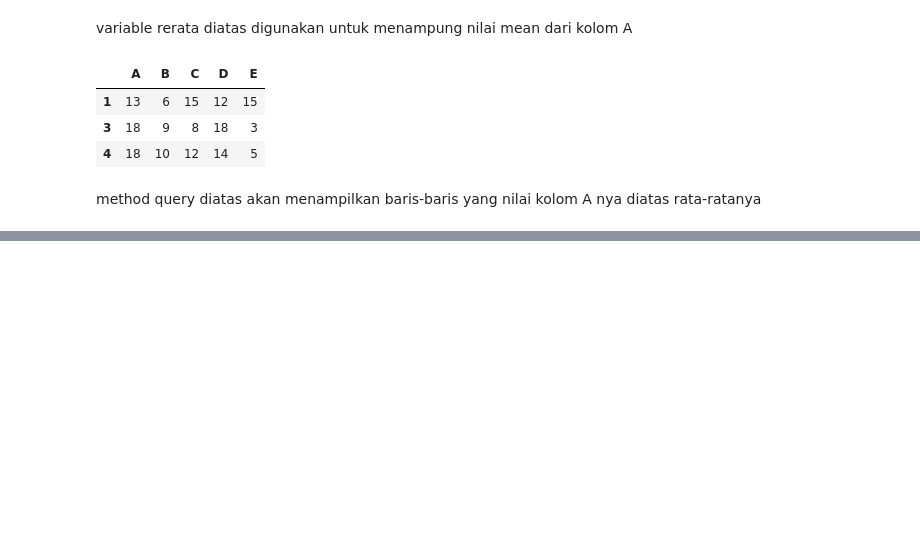
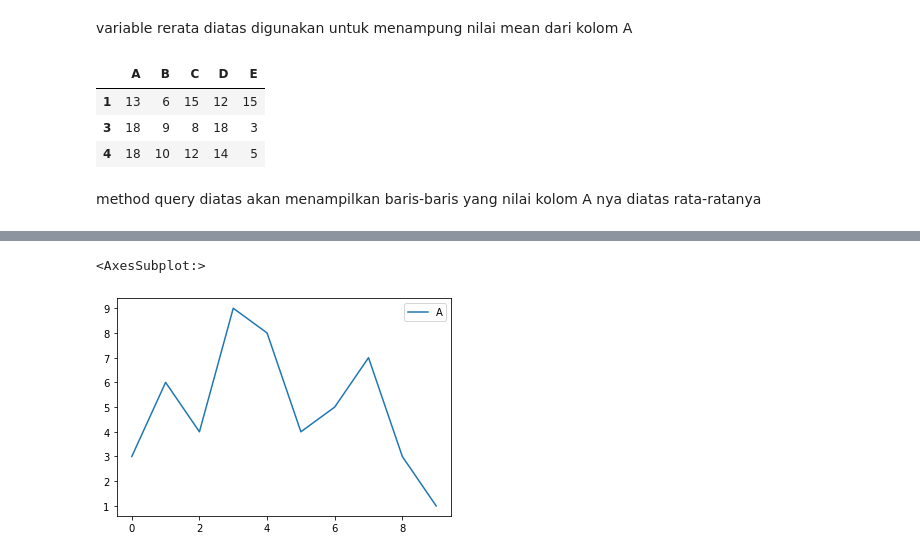
Before and after one commit to MarkvinsonAvatara/Pandas_learn, a Jupyter notebook: PythonPandasLearnWeek8.ipynb, the cells around one changed output, grey strips where cells are left out. Cells and saved outputs as stored; diff of their text form; code cells hidden in the pictures; blank space fills up the shorter version.

```diff
--- a/PythonPandasLearnWeek8.ipynb
+++ b/PythonPandasLearnWeek8.ipynb
@@ -112,0 +206,6 @@ method query diatas akan menampilkan baris-baris yang nilai kolom A nya diatas r
+# %%
+#Contoh 2
+pf[['A']].plot(kind='line')
+# %% [output]
+<AxesSubplot:>
+[figure, added]
```
Also changed, not shown: parts of 40 cells of this notebook.
